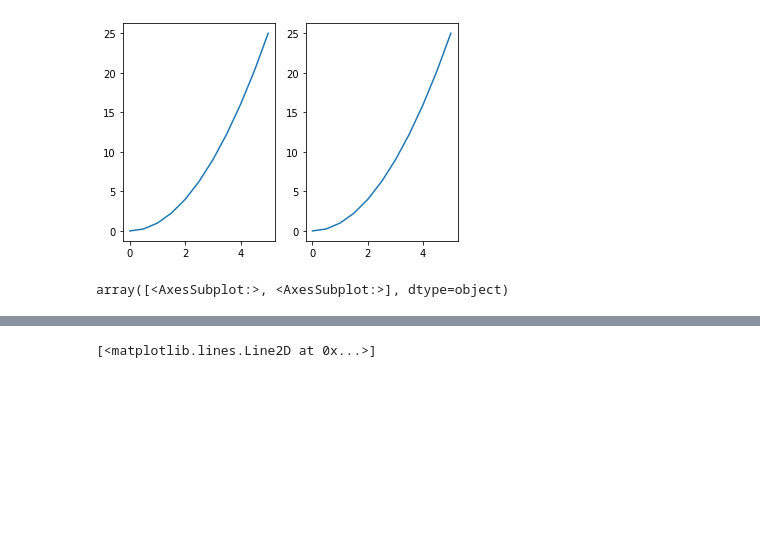
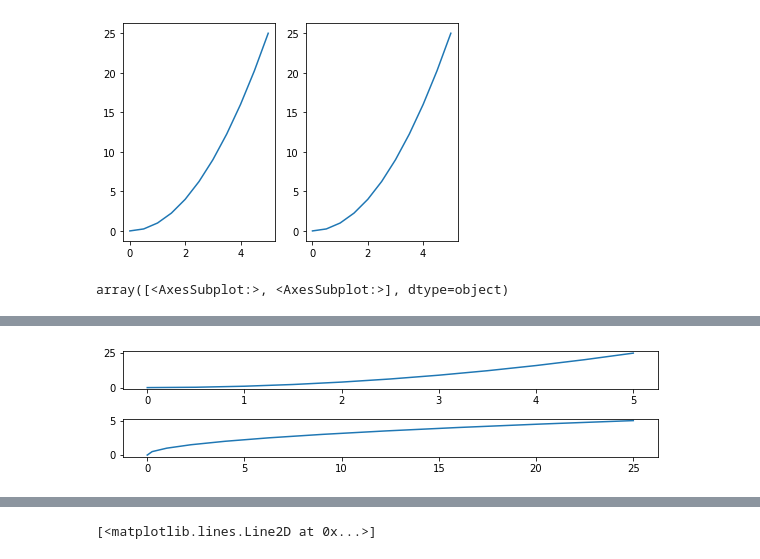
Before and after one commit to FatemeZahraFeyzi/Python-Data-Science, a Jupyter notebook: matplotlib/matplotlib.ipynb, the cells around one changed output, grey strips where cells are left out. Cells and saved outputs as stored; diff of their text form; code cells hidden in the pictures; blank space fills up the shorter version.

```diff
--- a/matplotlib/matplotlib.ipynb
+++ b/matplotlib/matplotlib.ipynb
@@ -115,0 +136,4 @@ array([<AxesSubplot:>, <AxesSubplot:>], dtype=object)
+# %%
+fig
+# %% [output]
+[figure, added]
```
Also changed, not shown: parts of 8 cells of this notebook, 2 other files.
